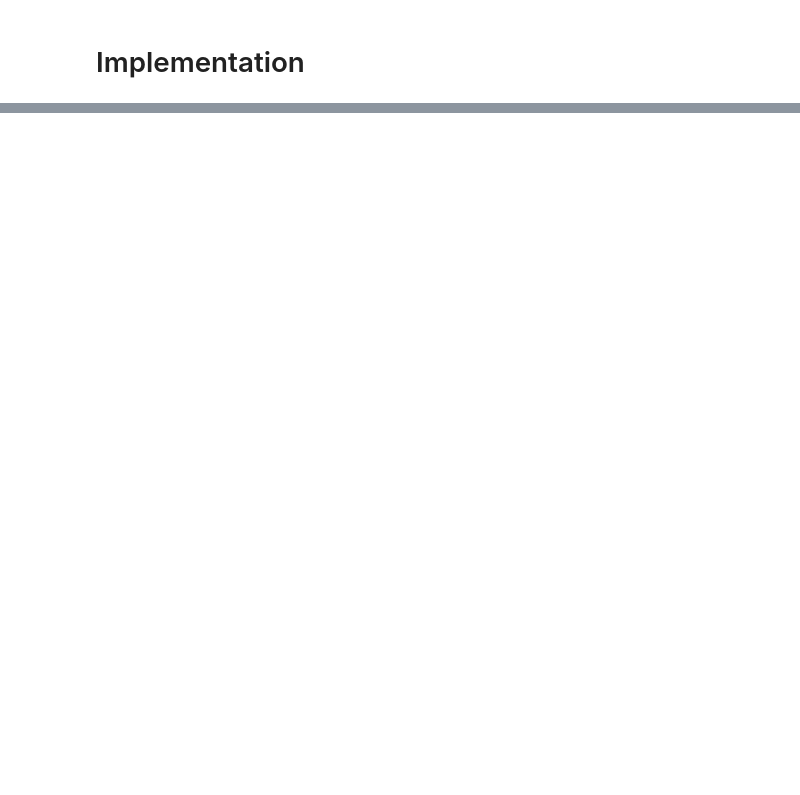
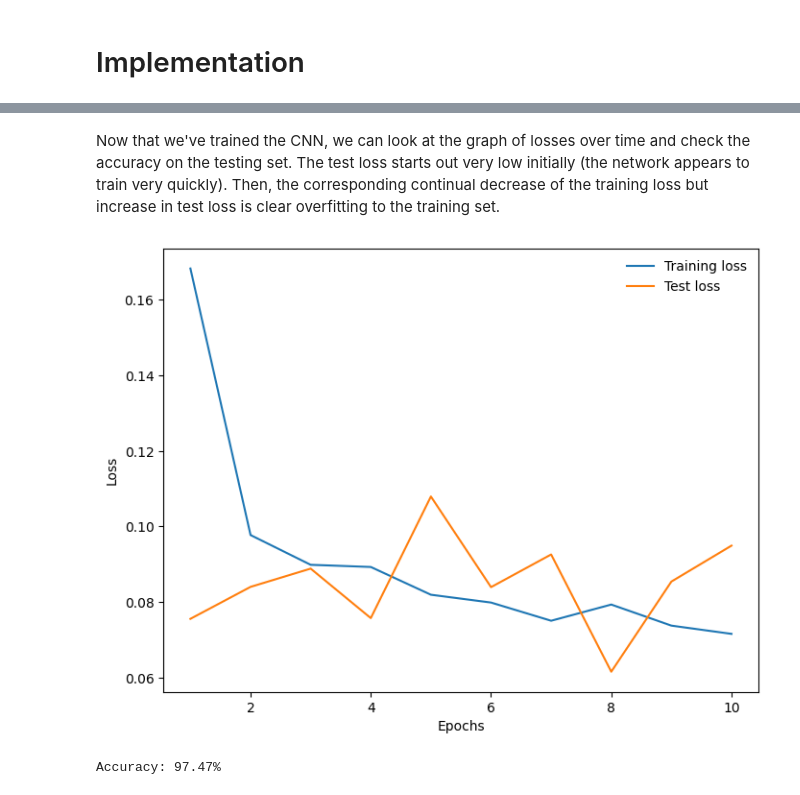
Before and after one commit to adam-maj/deep-learning, a Jupyter notebook: 01-deep-neural-networks/02-cnn/03-cnn.ipynb, the cells around one changed output, grey strips where cells are left out. Drawn from its saved outputs; the diff is of its cells as text; code cells hidden in the pictures; blank space fills up the shorter version.

Commit message:
Add deep-neural-networks

```diff
--- a/01-deep-neural-networks/02-cnn/03-cnn.ipynb
+++ b/01-deep-neural-networks/02-cnn/03-cnn.ipynb
@@ -111,0 +330,37 @@ device = torch.device('cuda' if torch.cuda.is_available() else 'cpu')
+# %%
+train_losses = []
+test_losses = []
+
+for epoch in range(epochs):
+    train_loss = 0.0
+    test_loss = 0.0
+
+    for batch_idx, (images, labels) in enumerate(train_loader):
+        images, labels = images.to(device), labels.to(device)
+        optimizer.zero_grad()
+
+        x = Variable(images)
+        y = Variable(labels)
+        y_pred = model(x)
+        loss = cross_entropy(y_pred, y)
+
+        loss.backward()
+        optimizer.step()
+
+        train_loss += loss.item()
+
+    model.eval()
+    with torch.no_grad():
+        for images, labels in test_loader:
+            images, labels = images.to(device), labels.to(device)
+            output = model(images)
+            loss = cross_entropy(output, labels)
+            test_loss += loss.item()
+
+    # calculate average loss over an epoch
+    train_loss = train_loss/len(train_loader)
+    test_loss = test_loss/len(test_loader)
+    train_losses.append(train_loss)
+    test_losses.append(test_loss)
+
+    print(f"epoch {epoch+1}: train loss {train_loss}, test loss {test_loss}")
@@ -111,0 +378,26 @@ device = torch.device('cuda' if torch.cuda.is_available() else 'cpu')
+# %% [markdown]
+Now that we've trained the CNN, we can look at the graph of losses over time and check the accuracy on the testing set. The test loss starts out very low initially (the network appears to train very quickly). Then, the corresponding continual decrease of the training loss but increase in test loss is clear overfitting to the training set.
+# %%
+x_values = list(range(1, epochs+1))
+plt.figure(figsize=(8., 6.))
+plt.plot(x_values, train_losses, label='Training loss');
+plt.plot(x_values, test_losses, label='Test loss');
+plt.xlabel("Epochs");
+plt.ylabel("Loss");
+plt.legend(frameon=False);
+# %% [output]
+[figure, added]
+# %%
+model.eval()
+with torch.no_grad():
+    correct, total = 0.0, 0.0
+    for images, labels in test_loader:
+        images, labels = images.to(device), labels.to(device)
+        outputs = model(images)
+        _, y_pred = torch.max(outputs.data, 1)
+        total += labels.size(0)
+        correct += (y_pred == labels).sum().item()
+
+print('Accuracy: {}%'.format(100 * correct / total))
+# %% [output]
+Accuracy: 97.47%
```
Also changed, not shown: parts of 11 cells of this notebook, 3 other files.
